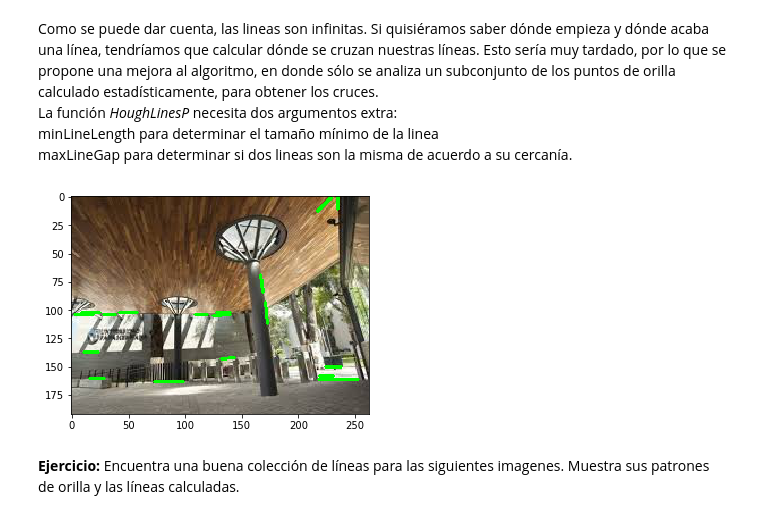
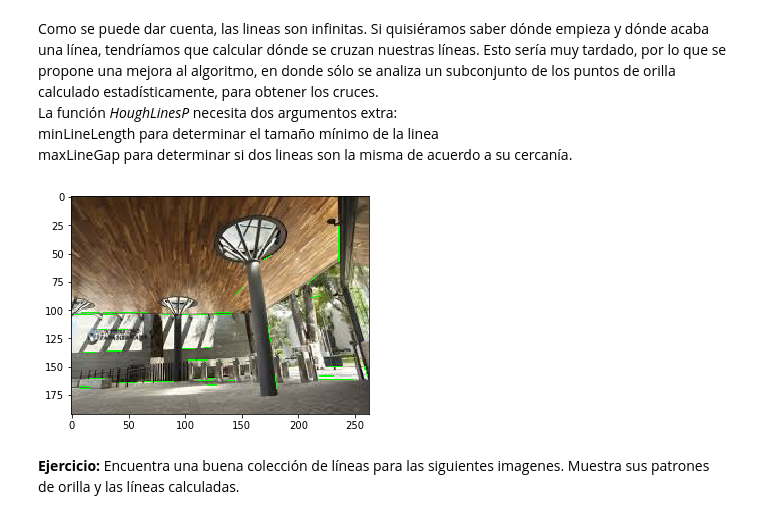
Before and after one commit to DRMiguelAR/UP_Interpretacion, a Jupyter notebook: deteccion/Hough.ipynb, the cells around one changed output. Drawn from its saved outputs; the diff is of its cells as text; code cells hidden in the pictures.

```diff
--- a/deteccion/Hough.ipynb
+++ b/deteccion/Hough.ipynb
@@ -33,7 +33,7 @@ En la transformada de Hough de OpenCV, _HoughLines_ requiere los siguientes par
   La función regresará un conjunto de valores $d$,$\rho$
 # %%
 pi = np.pi
-lines = cv2.HoughLines(edges,1,pi/180,100)
+lines = cv2.HoughLines(edges,1,pi/180,80)
 # %% [markdown]
 Aquí veremos cuántas lineas nos regresó y cuáles son sus coordenadas.
 # %%
@@ -82,19 +91,19 @@ La función _HoughLinesP_ necesita dos argumentos extra:
 # %%
 img = cv2.imread('entrada.jpeg')
 img = cv2.cvtColor(img,cv2.COLOR_BGR2RGB)
 
-minLineLength = 100
-maxLineGap = 10
-lines = cv2.HoughLinesP(edges,1,np.pi/180,70,minLineLength,maxLineGap)
+minLineLength = 200
+maxLineGap = 6
+lines = cv2.HoughLinesP(edges,1,np.pi/180,60,minLineLength,maxLineGap)
 for line in lines:
     for x1,y1,x2,y2 in line:
-        cv2.line(img,(x1,y1),(x2,y2),(0,255,0),2)
+        cv2.line(img,(x1,y1),(x2,y2),(0,255,0),1)
 
 cv2.imwrite('houghlines2.jpg',img)
 plt.imshow(img)
 plt.show()
 # %% [output]
-[figure, old version]
+[figure, new version]
 # %% [markdown]
 __Ejercicio:__ Encuentra una buena colección de líneas para las siguientes imagenes. Muestra sus patrones de orilla y las líneas calculadas.
 # %% [markdown]
```
Also changed, not shown: parts of 2 cells of this notebook, 11 other files.
